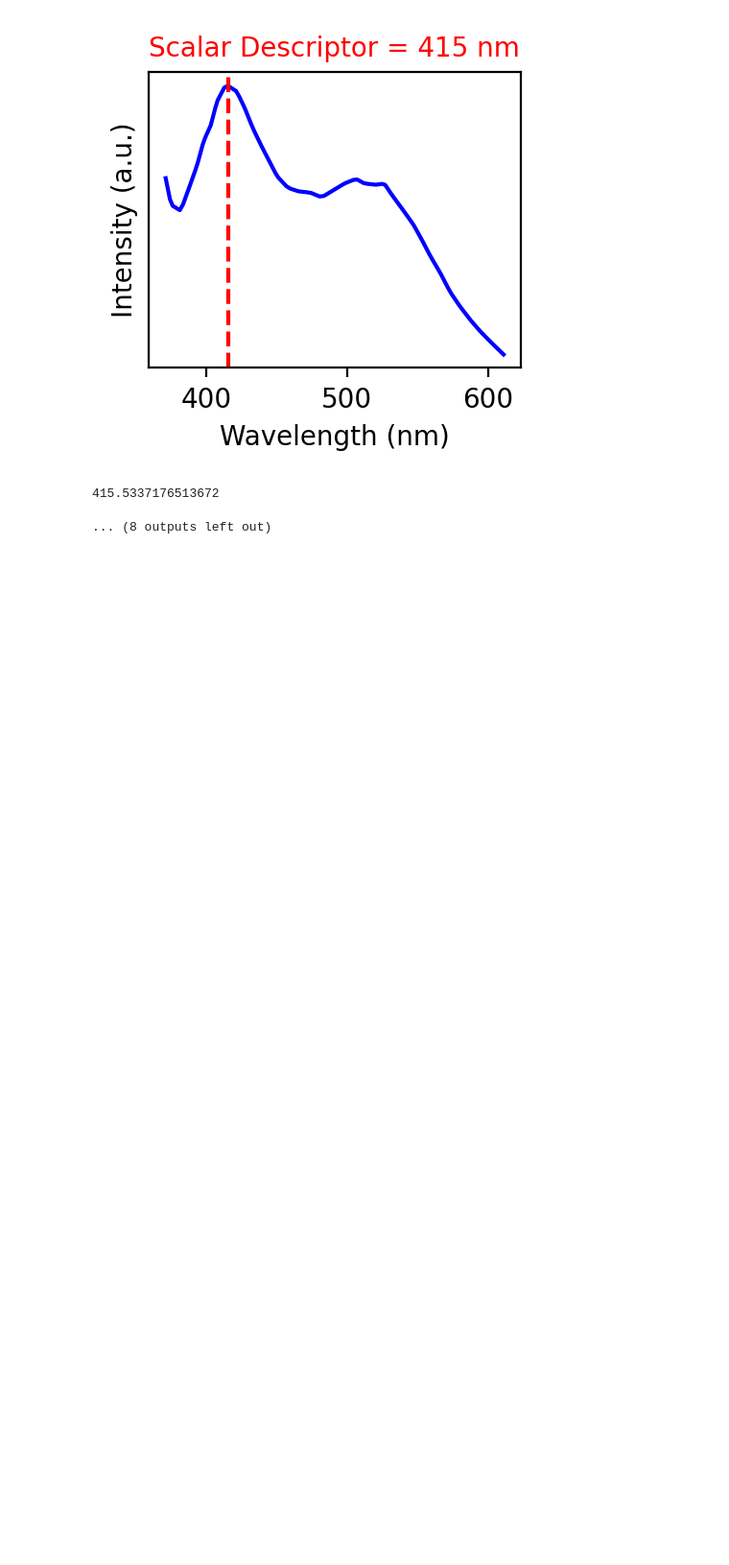
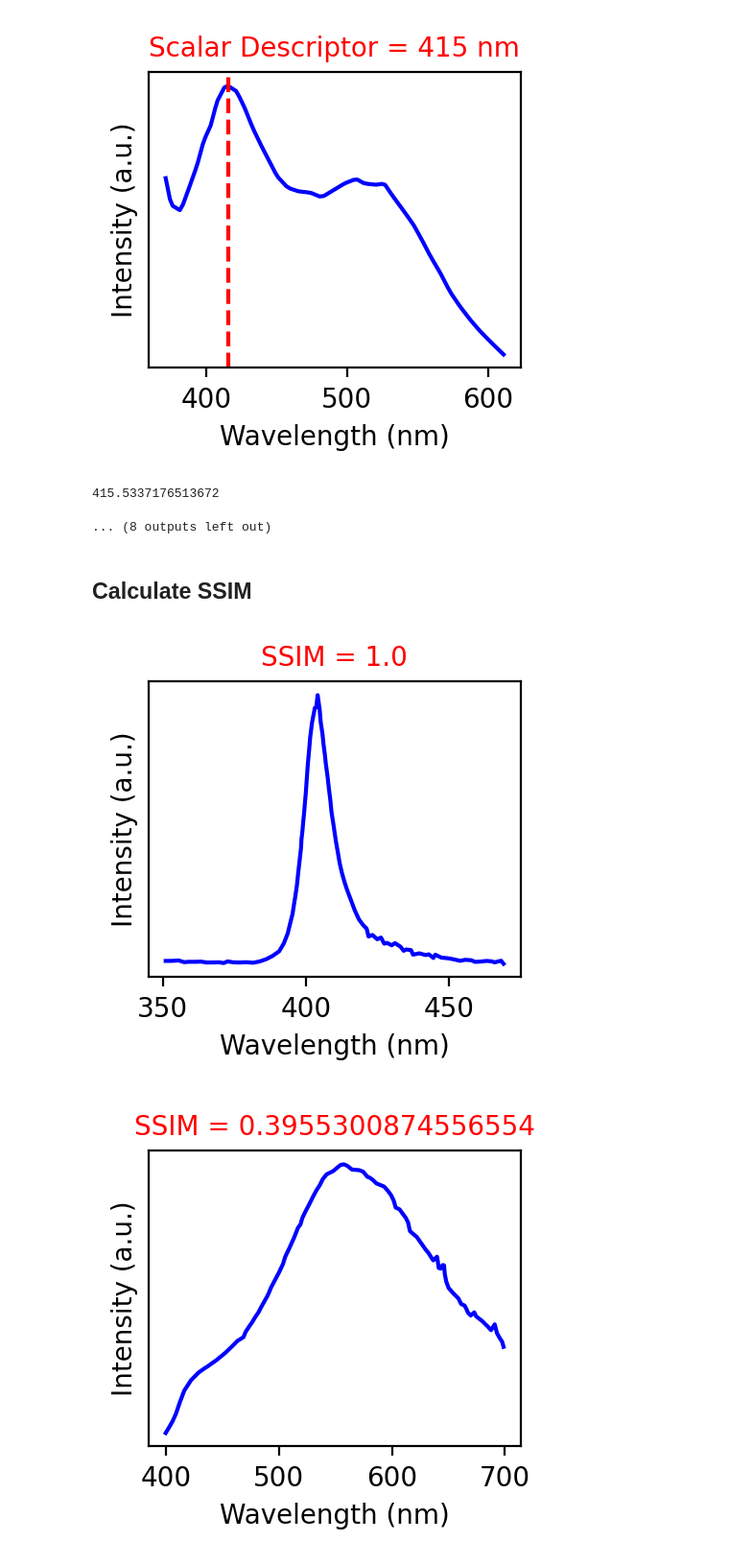
Before and after one commit to yongtaoliu/dual-GP, a Jupyter notebook: Dual_GP_PL_data.ipynb, the cells around one changed output. Shown at 96% size. Cells and saved outputs as stored; diff of their text form; code cells hidden in the pictures; blank space fills up the shorter version.

```diff
--- a/Dual_GP_PL_data.ipynb
+++ b/Dual_GP_PL_data.ipynb
@@ -80,3 +80,36 @@ for i in range (1, 11):
 [figure]
 415.5337176513672
 ... (8 outputs left out)
+# %% [markdown]
+## Calculate SSIM
+# %%
+from skimage.metrics import structural_similarity as ssim
+
+def norm_ (z):
+  return (z - np.min(z)) / (np.max(z) - np.min(z))
+def cal_ssim(ref_spec, req_spec):
+  ss = ssim(norm_(ref_spec), norm_(req_spec), win_size = 15)
+  return ss
+# %%
+pl_emission = np.load('data1.npz')
+ref_spec = pl_emission['intensity']
+
+for i in range (1, 11):
+  pl_emission = np.load('data' + str(i) + '.npz')
+  pl_int = pl_emission['intensity']
+  pl_wav = pl_emission['wavelength']
+  plt.figure(figsize=(2.5, 2.0), dpi = 200)
+  plt.xlabel('Wavelength (nm)')
+  plt.ylabel('Intensity (a.u.)')
+  plt.yticks([])
+  plt.plot(pl_wav, pl_int, c= 'b')
+  # plt.legend()
+  try:
+    ss = cal_ssim(ref_spec, pl_int)
+    plt.title("SSIM = {}".format(ss), fontsize = 10, c = 'r')
+  except:
+    plt.title("SSIM = NaN", fontsize = 10, c = 'r')
+  plt.show()
+# %% [output]
+[figure, added]
+[figure, added]
```
Also changed, not shown: parts of 1 cell of this notebook.
